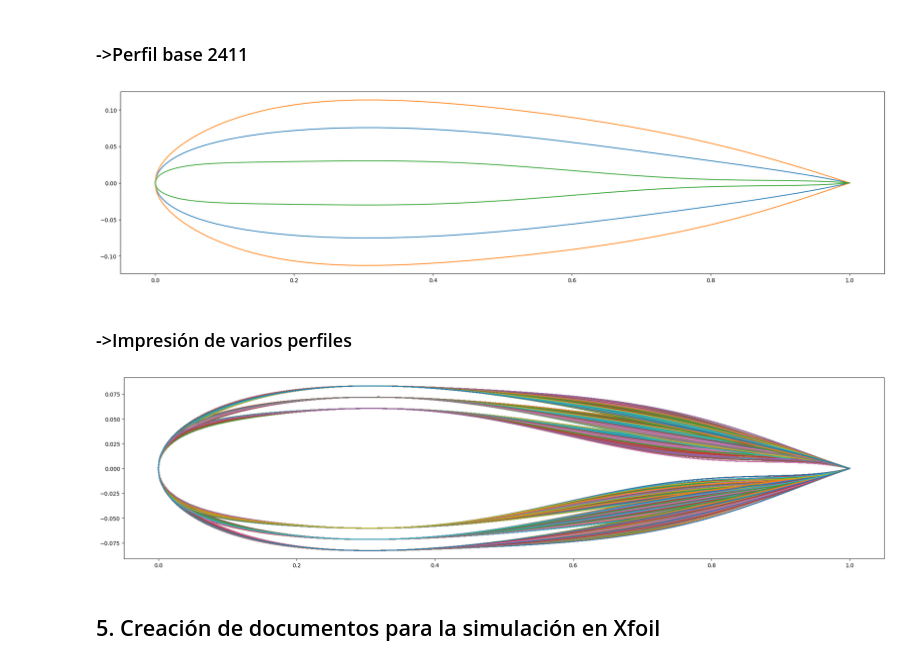
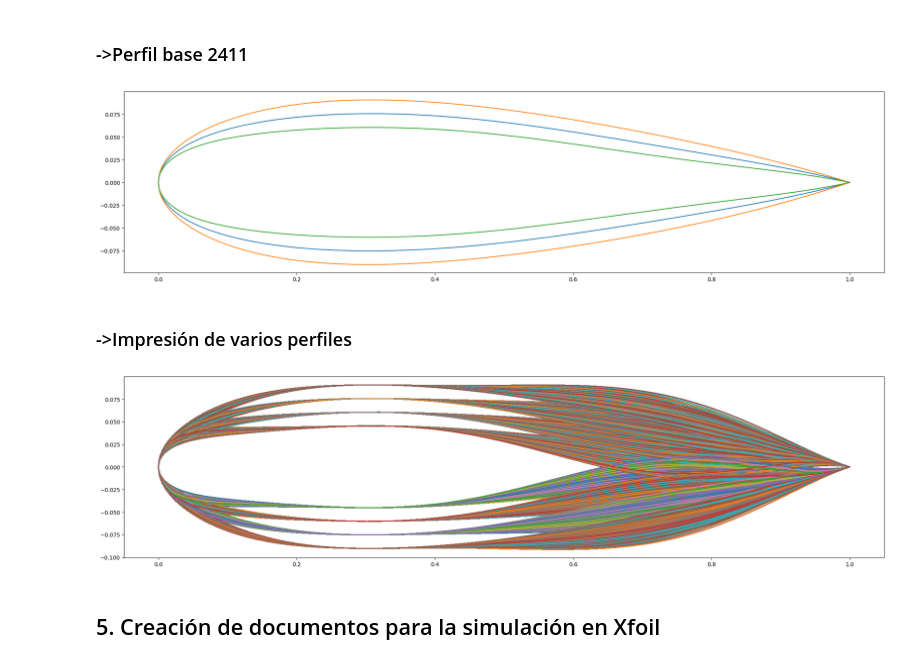
Before and after one commit to Kijoselo/opt_air, a Jupyter notebook: Eficiencia de todas las combinaciones.ipynb, the cells around one changed output. Drawn from its saved outputs; the diff is of its cells as text; code cells hidden in the pictures.

```diff
--- a/Eficiencia de todas las combinaciones.ipynb
+++ b/Eficiencia de todas las combinaciones.ipynb
@@ -331,31 +331,31 @@ def plot_combi(i,j,k,re,ra,b,ye,yi):
 <h3>->Perfil base 2411
 # %%
 plt.figure(figsize=(25,6))
-j=40
-t=150
+j=80
+t=120
 plot_combi(100,100,100,100,100,100,100,100)
 plot_combi(t,t,t,t,t,t,t,t)
 plot_combi(j,j,j,j,j,j,j,j)
 # %% [output]
-[figure, old version]
+[figure, new version]
 # %% [markdown]
 <h3>->Impresión de varios perfiles
 # %%
 plt.figure(figsize=(25,6))
-t=15
-m=80
-ma=120
+t=20
+m=60
+ma=140
 for i in tqdm(range(m,ma,t)):
     for j in range(m,ma,t):
         for k in range(m,ma,t):
             for re in range(m,ma,t):
                 for ra in range(m,ma,t):
                     for b in range(m,ma,t):
                         for ye in range(m,ma,t):
                             for yi in range(m,ma,t):
                                 plot_combi(i,j,k,re,ra,b,ye,yi)
 # %% [output]
-[figure, old version]
+[figure, new version]
 # %% [markdown]
 <h2>5. Creación de documentos para la simulación en Xfoil
 # %% [markdown]
```
Also changed, not shown: parts of 21 cells of this notebook.
